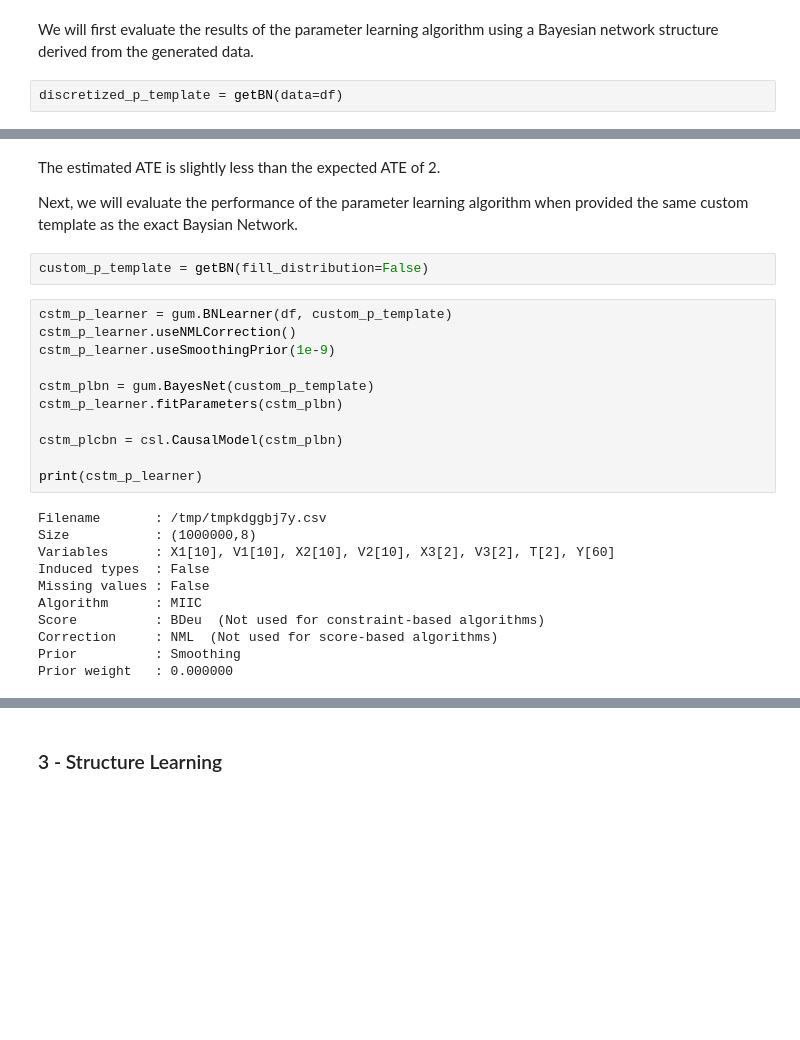
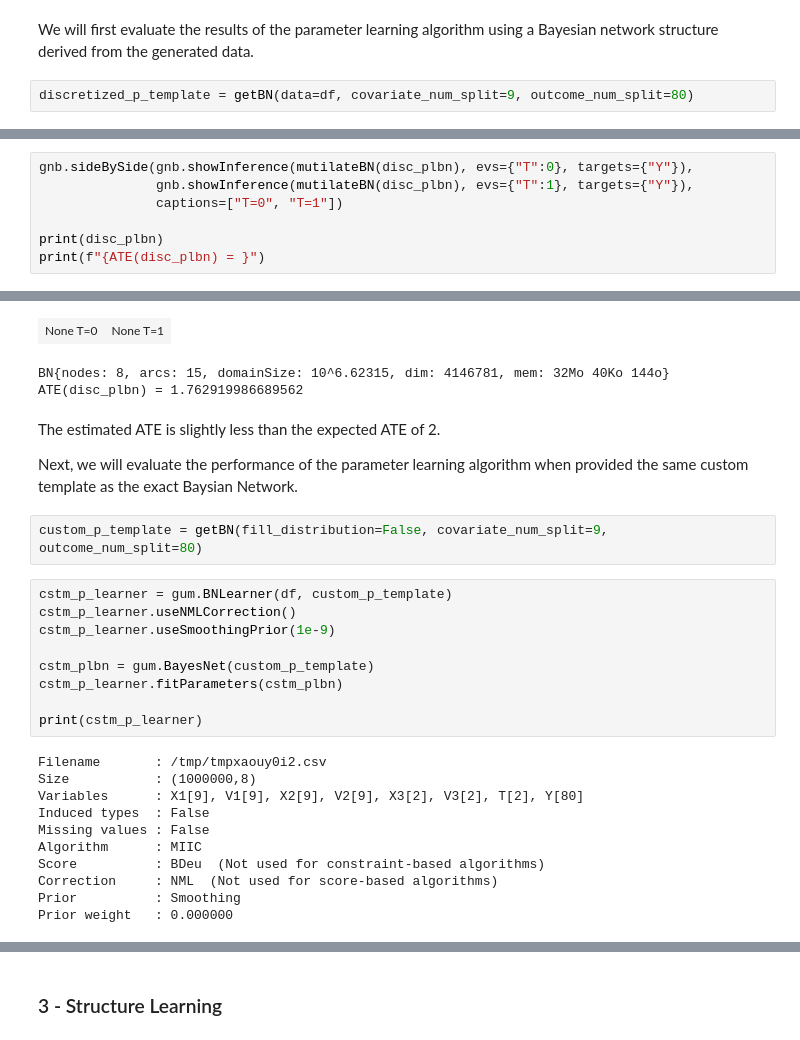
Before and after one commit to ThierryRioual/CausalEffectEstimation, a Jupyter notebook: 2-Randomized Control Trials compared to Observational Data/Lab2pyAgrum.ipynb, the cells around one changed output, grey strips where cells are left out. Saved outputs shown, nothing was run; the diff lists cells and outputs as text; blank space fills up the shorter version.

```diff
--- a/2-Randomized Control Trials compared to Observational Data/Lab2pyAgrum.ipynb
+++ b/2-Randomized Control Trials compared to Observational Data/Lab2pyAgrum.ipynb
@@ -268,7 +261,7 @@ ATE(excbn) = 1.9978279940014112
 # %% [markdown]
 We will first evaluate the results of the parameter learning algorithm using a Bayesian network structure derived from the generated data.
 # %%
-discretized_p_template = getBN(data=df)
+discretized_p_template = getBN(data=df, covariate_num_split=9, outcome_num_split=80)
 # %%
 disc_p_learner = gum.BNLearner(df, discretized_p_template)
 disc_p_learner.useNMLCorrection()
@@ -302,0 +285,8 @@ ATE(disc_plcbn) = 1.7572109748489229
+# %%
+gnb.sideBySide(gnb.showInference(mutilateBN(disc_plbn), evs={"T":0}, targets={"Y"}),
+               gnb.showInference(mutilateBN(disc_plbn), evs={"T":1}, targets={"Y"}),
+               captions=["T=0", "T=1"])
+
+print(disc_plbn)
+print(f"{ATE(disc_plbn) = }")
+# %% [output]
@@ -303,9 +295,12 @@ ATE(disc_plcbn) = 1.7572109748489229
+| None T=0 | None T=1 |
+BN{nodes: 8, arcs: 15, domainSize: 10^6.62315, dim: 4146781, mem: 32Mo 40Ko 144o}
+ATE(disc_plbn) = 1.762919986689562
 # %% [markdown]
 The estimated ATE is slightly less than the expected ATE of 2.
 
 Next, we will evaluate the performance of the parameter learning algorithm when provided the same custom template as the exact Baysian Network.
 # %%
-custom_p_template = getBN(fill_distribution=False)
+custom_p_template = getBN(fill_distribution=False, covariate_num_split=9, outcome_num_split=80)
 # %%
 cstm_p_learner = gum.BNLearner(df, custom_p_template)
 cstm_p_learner.useNMLCorrection()
@@ -314,13 +309,11 @@ cstm_p_learner.useSmoothingPrior(1e-9)
 cstm_plbn = gum.BayesNet(custom_p_template)
 cstm_p_learner.fitParameters(cstm_plbn)
 
-cstm_plcbn = csl.CausalModel(cstm_plbn)
-
 print(cstm_p_learner)
 # %% [output]
-Filename       : /tmp/tmpkdggbj7y.csv
+Filename       : /tmp/tmpxaouy0i2.csv
 Size           : (1000000,8)
-Variables      : X1[10], V1[10], X2[10], V2[10], X3[2], V3[2], T[2], Y[60]
+Variables      : X1[9], V1[9], X2[9], V2[9], X3[2], V3[2], T[2], Y[80]
 Induced types  : False
 Missing values : False
 Algorithm      : MIIC
```
Also changed, not shown: parts of 30 cells of this notebook.
